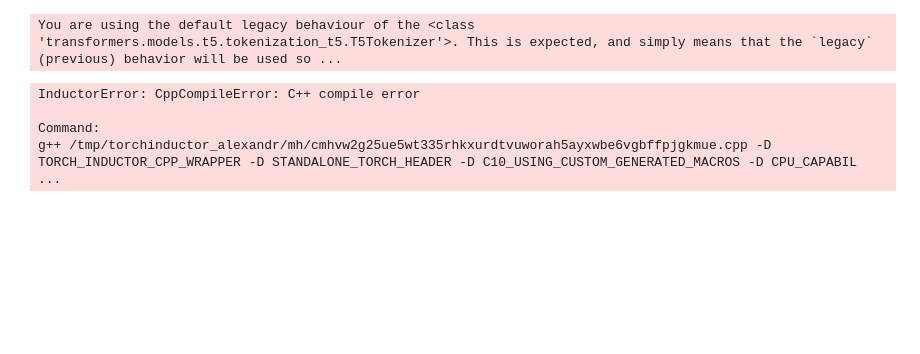
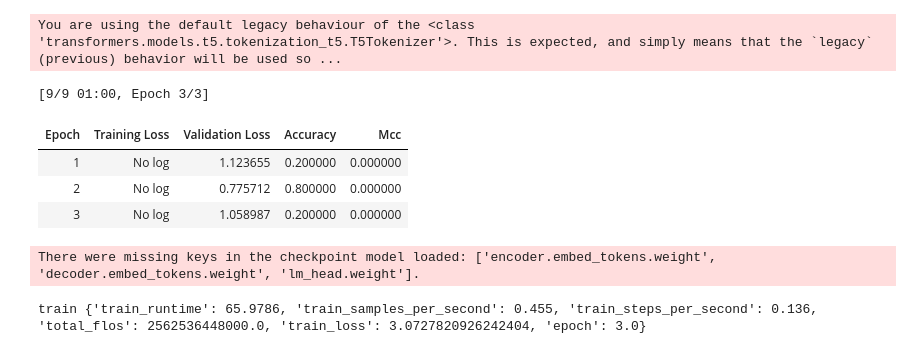
Before and after one commit to AlexandrGor13/nlp_homework, a Jupyter notebook: homework3/homework3_RuT5.ipynb, the cells around one changed output. Cells and saved outputs as stored; diff of their text form; code cells hidden in the pictures; blank space fills up the shorter version.

```diff
--- a/homework3/homework3_RuT5.ipynb
+++ b/homework3/homework3_RuT5.ipynb
@@ -99,15 +95,19 @@ if device.type == 'cuda':
 # %% [output]
 You are using the default legacy behaviour of the <class 'transformers.models.t5.tokenization_t5.T5Tokenizer'>. This is expected, and simply means that the `legacy` (previous) behavior will be used so ...
 # %%
-# Функция обработки
+POS_LABEL = "yes"
+NEG_LABEL = "no"
+
 def preprocess_examples(examples, tokenizer):
     result = tokenizer(examples["sentence"], padding=False)
 
     if "acceptable" in examples:
         label_sequences = []
         for label in examples["acceptable"]:
-            if label in [0, 1]:
-                target_sequence = str(label)
+            if label == 1:
+                target_sequence = POS_LABEL
+            elif label == 0:
+                target_sequence = NEG_LABEL
             else:
                 raise ValueError("Unknown class label")
             label_sequences.append(target_sequence)
@@ -194,17 +159,35 @@ training_args = Seq2SeqTrainingArguments(
+# %%
+# Параметры, которые будут использоваться для обучения
+training_args = Seq2SeqTrainingArguments(
+    output_dir='./fine-tuning_RuT5_results',  #Выходной каталог
+    overwrite_output_dir=True,
+    eval_strategy="epoch",
+    per_device_train_batch_size=4,
+    per_device_eval_batch_size=4,
+    learning_rate=1e-3,
+    weight_decay=1e-4,
+    num_train_epochs=3,
+    lr_scheduler_type="constant",
+    save_strategy="epoch",
+    save_total_limit=1,
+    seed=10,
+    fp16=True,
+    dataloader_num_workers=4,
+    group_by_length=True,
+    report_to="none",
+    load_best_model_at_end=True,
+    metric_for_best_model="eval_mcc",
+    optim="adafactor",
+    predict_with_generate=True,
+
+)
 # %%
+data_collator = DataCollatorForSeq2Seq(tokenizer=tokenizer)
 
-data_collator = DataCollatorForSeq2Seq(tokenizer=tokenizer)
 trainer = Seq2SeqTrainer(model=model,
                          args=training_args,
                          train_dataset=tokenized_dataset['train'],
                          eval_dataset=tokenized_dataset['val'],
-                         compute_metrics=compute_metrics,
+                         compute_metrics=partial(compute_metrics, tokenizer=tokenizer),
                          data_collator=data_collator,
                          )
-# %%
-trainer.train()
-# %% [output]
-InductorError: CppCompileError: C++ compile error
-
-Command:
-g++ /tmp/torchinductor_alexandr/mh/cmhvw2g25ue5wt335rhkxurdtvuworah5ayxwbe6vgbffpjgkmue.cpp -D TORCH_INDUCTOR_CPP_WRAPPER -D STANDALONE_TORCH_HEADER -D C10_USING_CUSTOM_GENERATED_MACROS -D CPU_CAPABIL ...
@@ -214,0 +194,14 @@ print(f'Точность в наборе для проверки: {eval_results[
+# %%
+train_result = trainer.train()
+# %% [output]
+[9/9 01:00, Epoch 3/3]
+| Epoch | Training Loss | Validation Loss | Accuracy | Mcc |
+| 1 | No log | 1.123655 | 0.200000 | 0.000000 |
+| 2 | No log | 0.775712 | 0.800000 | 0.000000 |
+| 3 | No log | 1.058987 | 0.200000 | 0.000000 |
+There were missing keys in the checkpoint model loaded: ['encoder.embed_tokens.weight', 'decoder.embed_tokens.weight', 'lm_head.weight'].
+# %%
+# Проверяем метрики
+print("train", train_result.metrics)
+# %% [output]
+train {'train_runtime': 65.9786, 'train_samples_per_second': 0.455, 'train_steps_per_second': 0.136, 'total_flos': 2562536448000.0, 'train_loss': 3.0727820926242404, 'epoch': 3.0}
```
Also changed, not shown: parts of 17 cells of this notebook, 1 other file.
